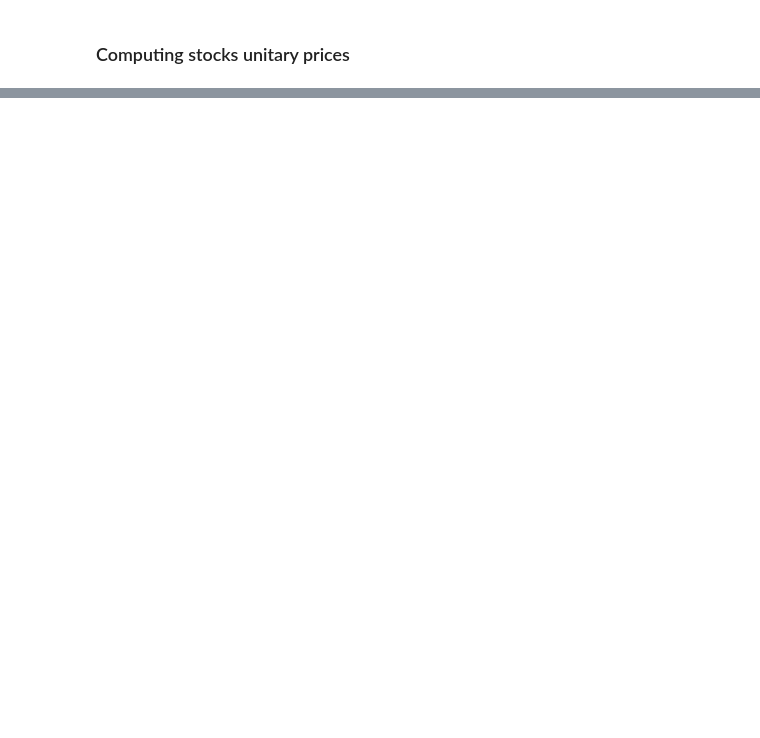
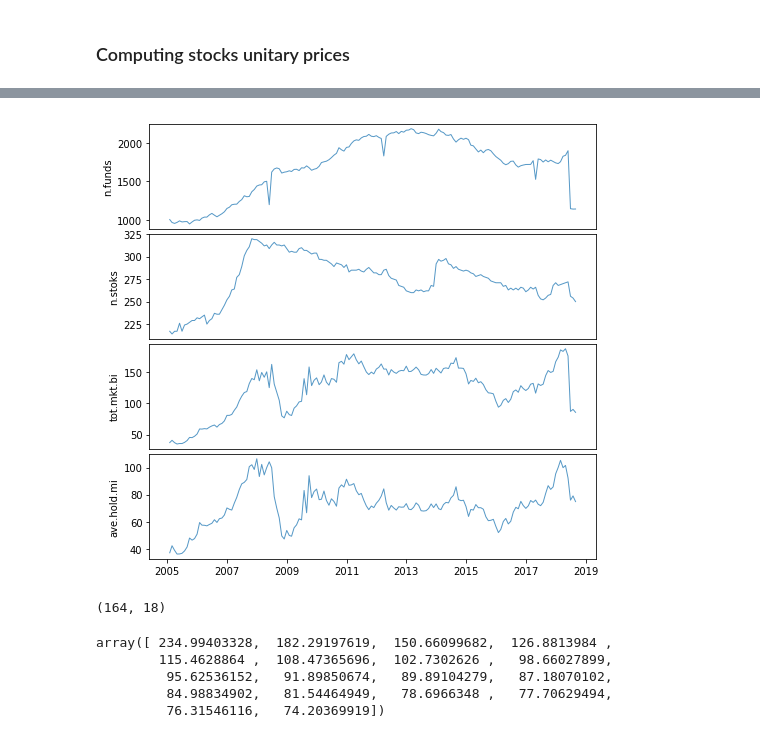
Before and after one commit to mamedc/fundsBR, a Jupyter notebook: 4_other_assets.ipynb, the cells around one changed output, grey strips where cells are left out. Saved outputs shown, nothing was run; the diff lists cells and outputs as text; code cells hidden in the pictures; blank space fills up the shorter version.

```diff
--- a/4_other_assets.ipynb
+++ b/4_other_assets.ipynb
@@ -337,4 +268,5 @@ plt.show()
 # %%
-# Funds Gov.Bonds position by ISIN and date (multi indices series)
-titpub_by_fund = df_titpub.groupby(['DT_COMPTC', 'CNPJ_FUNDO', 'CD_ISIN'])['VL_MERC_POS_FINAL'].sum()
-titpub_by_fund.name = 'govBonds'
+# Funds stock position by CD_ATIVO and date (multi indices series)
+stk_by_fund = dfStk.groupby(['DT_COMPTC', 'CNPJ_FUNDO', 'CD_ATIVO'])\
+    ['VL_MERC_POS_FINAL'].sum()
+stk_by_fund.name = 'stocks'
@@ -344,0 +273,3 @@ opcompr_by_fund.name = 'moneyMrkt'
+# %%
+# Get dates
+dates = sorted(list(set(stk_by_fund.index.get_level_values(0))))
@@ -344,0 +327,26 @@ opcompr_by_fund.name = 'moneyMrkt'
+# %%
+fig = plt.figure(figsize = (8, 8))
+gs = gridspec.GridSpec(ncols = 1, nrows = 4, hspace = 0.05)
+
+ax = fig.add_subplot(gs[0, 0])
+plt.plot(dates, funds_count, linewidth = 1.0, alpha = 0.75)
+ax.get_xaxis().set_ticks([])
+plt.ylabel('n.funds')
+
+ax = fig.add_subplot(gs[1, 0])
+plt.plot(dates, stock_count, linewidth = 1.0, alpha = 0.75)
+ax.get_xaxis().set_ticks([])
+plt.ylabel('n.stoks')
+
+ax = fig.add_subplot(gs[2, 0])
+plt.plot(dates, mkt_value_tot, linewidth = 1.0, alpha = 0.75)
+ax.get_xaxis().set_ticks([])
+plt.ylabel('tot.mkt.bi')
+
+ax = fig.add_subplot(gs[3, 0])
+plt.plot(dates, mkt_value_mean, linewidth = 1.0, alpha = 0.75)
+plt.ylabel('ave.hold.mi')
+
+plt.show()
+# %% [output]
+[figure, added]
@@ -344,0 +396,12 @@ opcompr_by_fund.name = 'moneyMrkt'
+# %%
+z.shape
+# %% [output]
+(164, 18)
+# %%
+z[0, :]
+# %% [output]
+array([ 234.99403328,  182.29197619,  150.66099682,  126.8813984 ,
+        115.4628864 ,  108.47365696,  102.7302626 ,   98.66027899,
+         95.62536152,   91.89850674,   89.89104279,   87.18070102,
+         84.98834902,   81.54464949,   78.6966348 ,   77.70629494,
+         76.31546116,   74.20369919])
```
Also changed, not shown: parts of 58 cells of this notebook.
